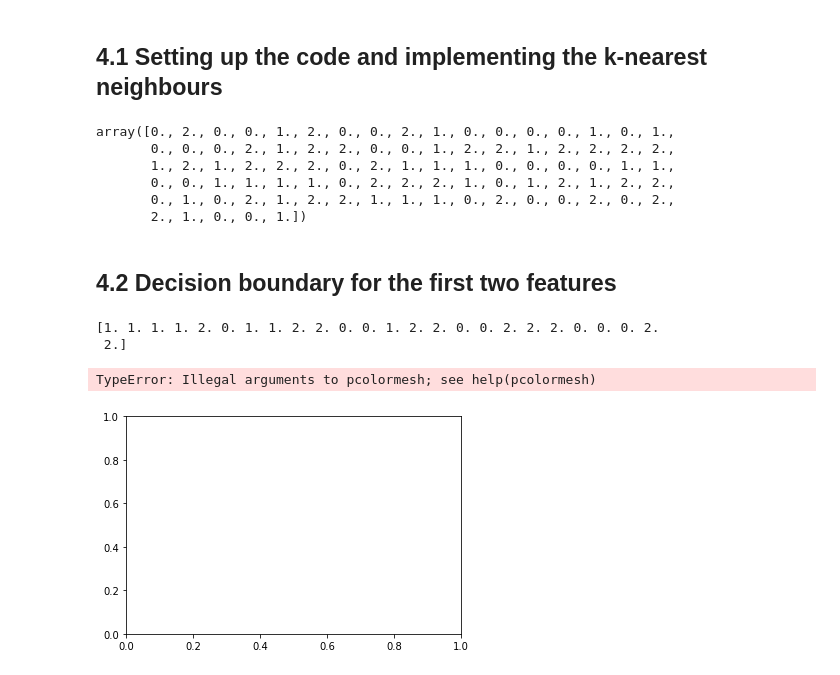
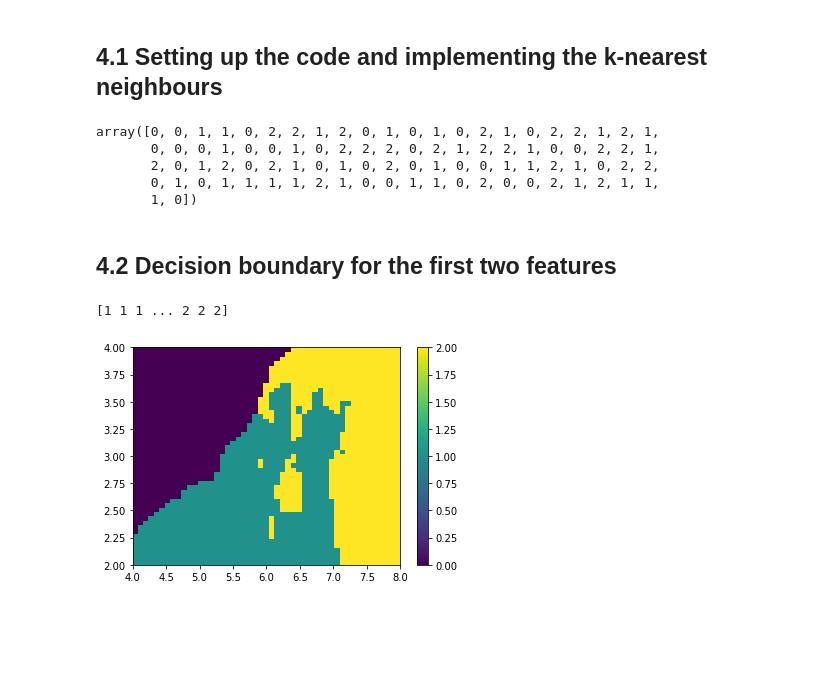
Before and after one commit to ARUN-PRAKASH-95/TMS-3rd_Sem_Programs, a Jupyter notebook: Machine Learning/K_nearest neighbour.ipynb, the cells around one changed output. Cells and saved outputs as stored; diff of their text form; code cells hidden in the pictures; blank space fills up the shorter version.

```diff
--- a/Machine Learning/K_nearest neighbour.ipynb
+++ b/Machine Learning/K_nearest neighbour.ipynb
@@ -74,18 +74,23 @@ for i in Reduced_X:
 Here the distance between the point p and the 2d array of x has been found.
 # %%
 def distance_matrix(P,Q):
+    lenp = len(P)
+    lenq = len(Q)
     distance_matrix = np.array([])
+
+
     for i in P:
         for j in Q:
             dist = np.linalg.norm(i-j)
             distance_matrix = np.append(distance_matrix,dist)
+    distance_matrix = np.reshape(distance_matrix,((lenp,lenq)))
+
     return distance_matrix
 
 
 p = np.array([[6,3],[0,0]])
-nrows,ncols = p.shape
-nrows1,ncols1 = Reduced_X.shape
-Red_Distance = np.reshape(distance_matrix(p,Reduced_X),((nrows,nrows1)))
+
+Red_Distance = distance_matrix(p,Reduced_X)
 Red_Distance
 # %% [output]
 array([[1.1       , 1.11803399, 0.36055513, 0.76157731, 1.41421356],
@@ -133,7 +138,7 @@ import numpy as np
 import matplotlib.pyplot as plt
 import pandas as pd
 
-p = np.array([[7.5,3]])
+p = np.array([5,4])
 def import_iris_dataset():
     data = pd.read_csv('iris.csv', delimiter=',',header=None)
     data = pd.DataFrame(data)
@@ -155,14 +160,18 @@ X = X[:,:2]
 # print(y)
 
 def distance_matrix(a,b):
+    lena = len(a)
+    lenb = len(b)
     distance_matrix = np.array([])
     for i in a:
         for j in b:
             dist = np.linalg.norm(i-j)
             distance_matrix = np.append(distance_matrix,dist)
+    distance_matrix = np.reshape(distance_matrix,((lena,lenb)))
+
     return distance_matrix
 
-Distance_matrix = np.reshape(distance_matrix(X,X),((150,150)))
+Distance_matrix = distance_matrix(X,X)
 
 
 
@@ -199,15 +208,15 @@ class KNN:
         return X_train,y_train
 
 
-    def predict(self,X,size1,size2):
+    def predict(self,X):
         X_func,y_func = self.fit(X_train,y_train)
-        Distance_matrix = np.reshape(distance_matrix(X,X_func),((size1,size2)))
+        Distance_matrix = distance_matrix(X,X_func)
         Closest_distance = np.argsort(Distance_matrix,axis=-1)
         Closest_points = y_func[Closest_distance]
         k_closest_points = Closest_points[:,:self.k_neighbours]
 
 
-        prediction = np.array([])
+        prediction = np.array([],dtype=int)
         for i in k_closest_points:
             predict = np.bincount(i).argmax()
             prediction=np.append(prediction,predict)
@@ -224,40 +233,43 @@ class KNN:
 
 learner = KNN(k_neighbours=3)
 learner.fit(X_train,y_train)
-learner.predict(X_train,size1,size1)
+learner.predict(X_train)
 # %% [output]
-array([0., 2., 0., 0., 1., 2., 0., 0., 2., 1., 0., 0., 0., 0., 1., 0., 1.,
-       0., 0., 0., 2., 1., 2., 2., 0., 0., 1., 2., 2., 1., 2., 2., 2., 2.,
-       1., 2., 1., 2., 2., 2., 0., 2., 1., 1., 1., 0., 0., 0., 0., 1., 1.,
-       0., 0., 1., 1., 1., 1., 0., 2., 2., 2., 1., 0., 1., 2., 1., 2., 2.,
-       0., 1., 0., 2., 1., 2., 2., 1., 1., 1., 0., 2., 0., 0., 2., 0., 2.,
-       2., 1., 0., 0., 1.])
+array([0, 0, 1, 1, 0, 2, 2, 1, 2, 0, 1, 0, 1, 0, 2, 1, 0, 2, 2, 1, 2, 1,
+       0, 0, 0, 1, 0, 0, 1, 0, 2, 2, 2, 0, 2, 1, 2, 2, 1, 0, 0, 2, 2, 1,
+       2, 0, 1, 2, 0, 2, 1, 0, 1, 0, 2, 0, 1, 0, 0, 1, 1, 2, 1, 0, 2, 2,
+       0, 1, 0, 1, 1, 1, 1, 2, 1, 0, 0, 1, 1, 0, 2, 0, 0, 2, 1, 2, 1, 1,
+       1, 0])
 # %% [markdown]
 ## 4.2 Decision boundary for the first two features
 # %%
 X_axis_min = int(round(np.amin(X[:,0])))
 X_axis_max = int(round(np.amax(X[:,0])))
 
 Y_axis_min = int(round(np.amin(X[:,1])))
 Y_axis_max = int(round(np.amax(X[:,1])))
 
 
-a = np.linspace(X_axis_min,X_axis_max,5)
-b = np.linspace(Y_axis_min,Y_axis_max,5)
+a = np.linspace(X_axis_min,X_axis_max,50)
+b = np.linspace(Y_axis_min,Y_axis_max,50)
 
 aa,bb = np.meshgrid(a,b)
 coordinates=np.column_stack((aa.flatten(),bb.flatten()))
 size2 = len(coordinates)
 
 
 coordinate_learner = KNN(k_neighbours=4)
 coordinate_learner.fit(X_train,y_train)
-ans=coordinate_learner.predict(coordinates,size2,size1)
+ans=coordinate_learner.predict(coordinates)
+
+
+
 print(ans)
-# plt.plot(ans,ans)
-plt.pcolormesh(aa,bb)
+# print(aa.flatten())
+# print(bb.flatten())
+ans = ans.reshape(aa.shape)
+plt.pcolormesh(aa,bb,ans)
+plt.colorbar();
 # %% [output]
-[1. 1. 1. 1. 2. 0. 1. 1. 2. 2. 0. 0. 1. 2. 2. 0. 0. 2. 2. 2. 0. 0. 0. 2.
- 2.]
+[1 1 1 ... 2 2 2]
-TypeError: Illegal arguments to pcolormesh; see help(pcolormesh)
-[figure, old version]
+[figure, new version]
```
Also changed, not shown: parts of 5 cells of this notebook.
